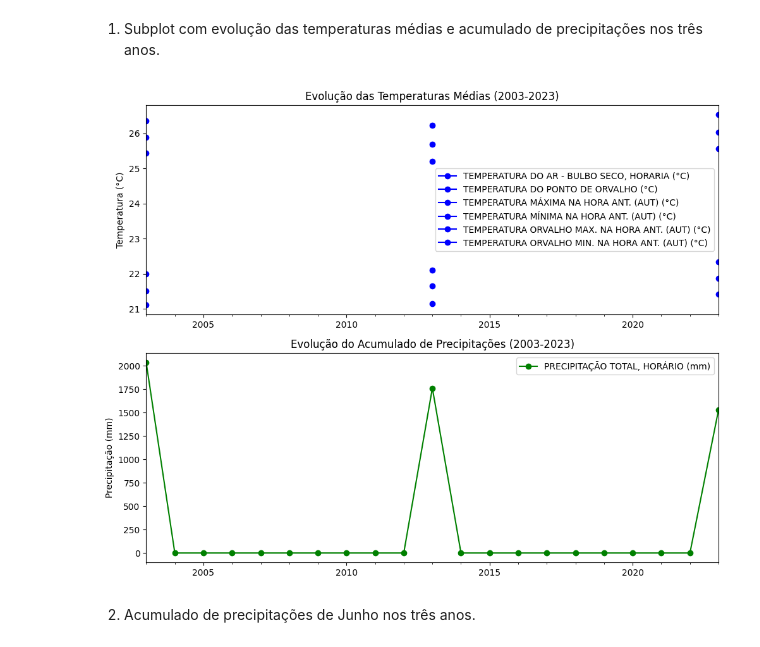
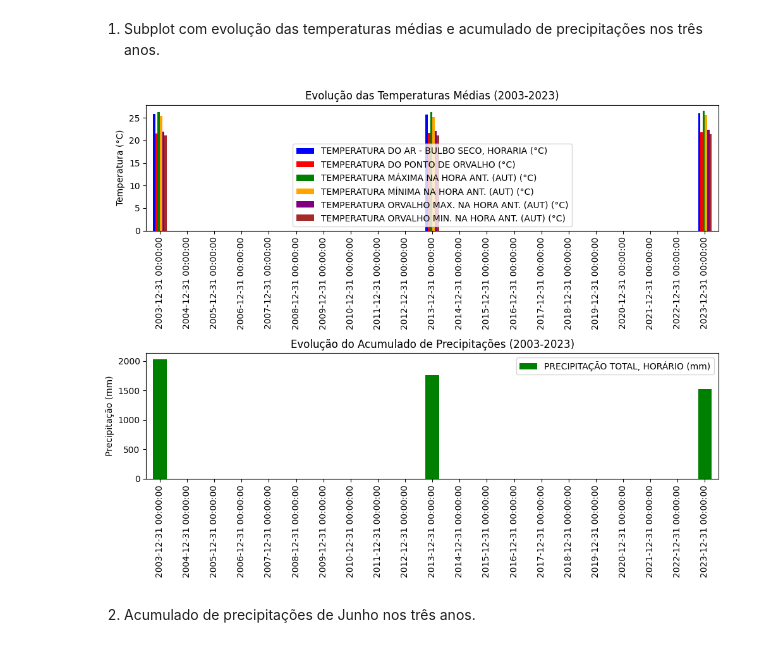
Before and after one commit to everaldina/Trilha_Python, a Jupyter notebook: PI-009.ipynb, the cells around one changed output. Cells and saved outputs as stored; diff of their text form; code cells hidden in the pictures.

```diff
--- a/PI-009.ipynb
+++ b/PI-009.ipynb
@@ -129,34 +129,35 @@ import matplotlib.pyplot as plt
 # %% [markdown]
 1. Subplot com evolução das temperaturas médias e acumulado de precipitações nos três anos.
 # %%
-# Agrupando os dados por ano e calculando as médias das temperaturas e somas das precipitações para cada ano
-temperaturas_medias_anuais = estacao_ssa['temperatura'].resample('Y').mean()
-acumulado_precipitacoes_anuais = estacao_ssa['precipitacao'].resample('Y').sum()
+import matplotlib.pyplot as plt
 
 # Criando um subplot
 fig, axs = plt.subplots(2, 1, figsize=(10, 8))
 
+# Definindo as cores para cada ano
+cores_temperaturas = ['blue', 'red', 'green', 'orange', 'purple', 'brown', 'gray', 'pink', 'cyan', 'magenta', 'olive']
+
 # Plotando a evolução das temperaturas médias
-temperaturas_medias_anuais.plot(ax=axs[0], color='blue', label='Temperatura Média', marker='o', linestyle='-')
+temperaturas_medias_anuais.plot.bar(ax=axs[0], color=cores_temperaturas, label='Temperatura Média')
 
 # Configurações do primeiro subplot
 axs[0].set_title('Evolução das Temperaturas Médias (2003-2023)')
 axs[0].set_ylabel('Temperatura (°C)')
 axs[0].legend()
 
 # Plotando o acumulado de precipitações
-acumulado_precipitacoes_anuais.plot(ax=axs[1], color='green', label='Acumulado de Precipitações', marker='o', linestyle='-')
+acumulado_precipitacoes_anuais.plot.bar(ax=axs[1], color='green', label='Acumulado de Precipitações')
 
 # Configurações do segundo subplot
 axs[1].set_title('Evolução do Acumulado de Precipitações (2003-2023)')
 axs[1].set_ylabel('Precipitação (mm)')
 axs[1].legend()
 
 # Ajustando layout
 plt.tight_layout()
 plt.show()
 # %% [output]
-[figure, old version]
+[figure, new version]
 # %% [markdown]
 2. Acumulado de precipitações de Junho nos três anos.
 # %% [markdown]
```
